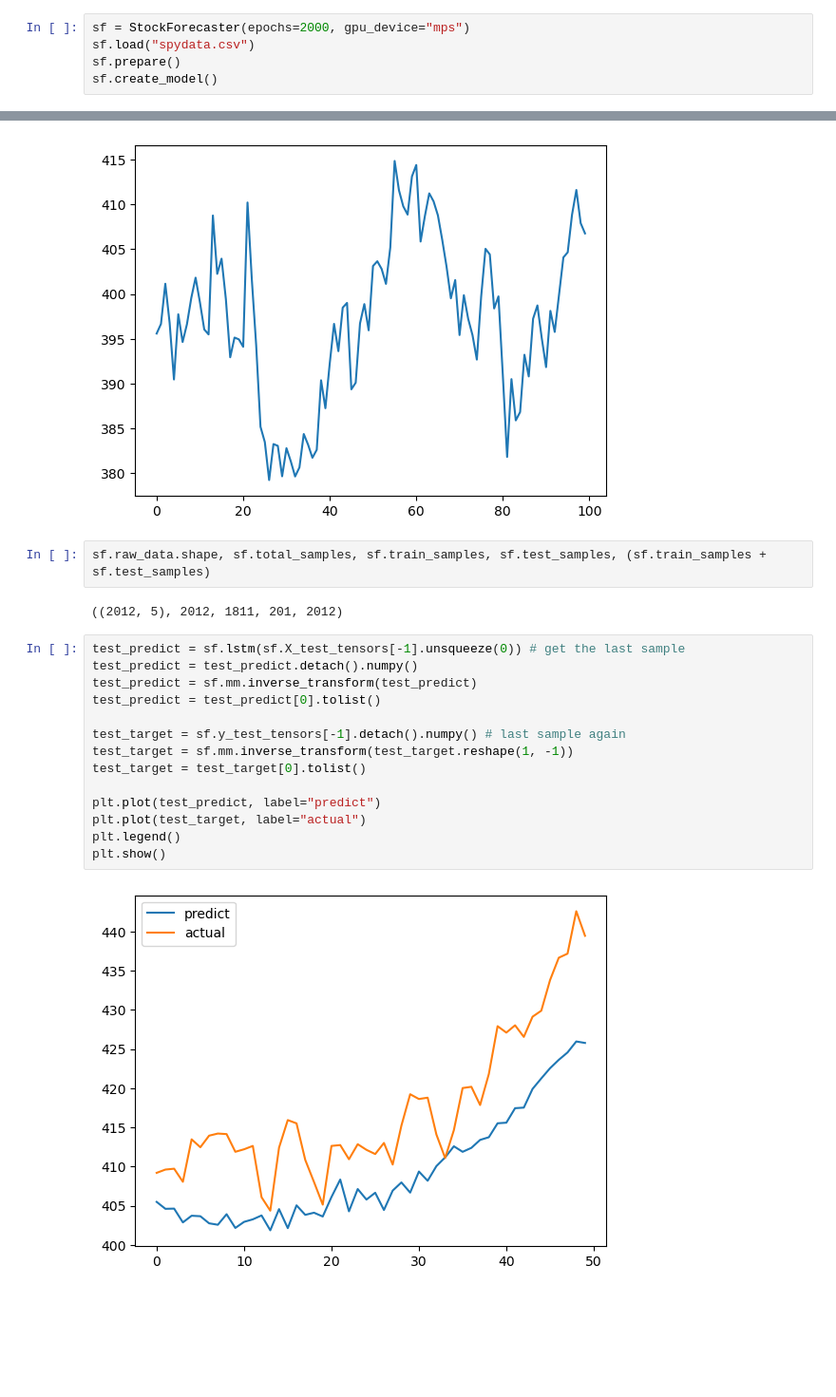
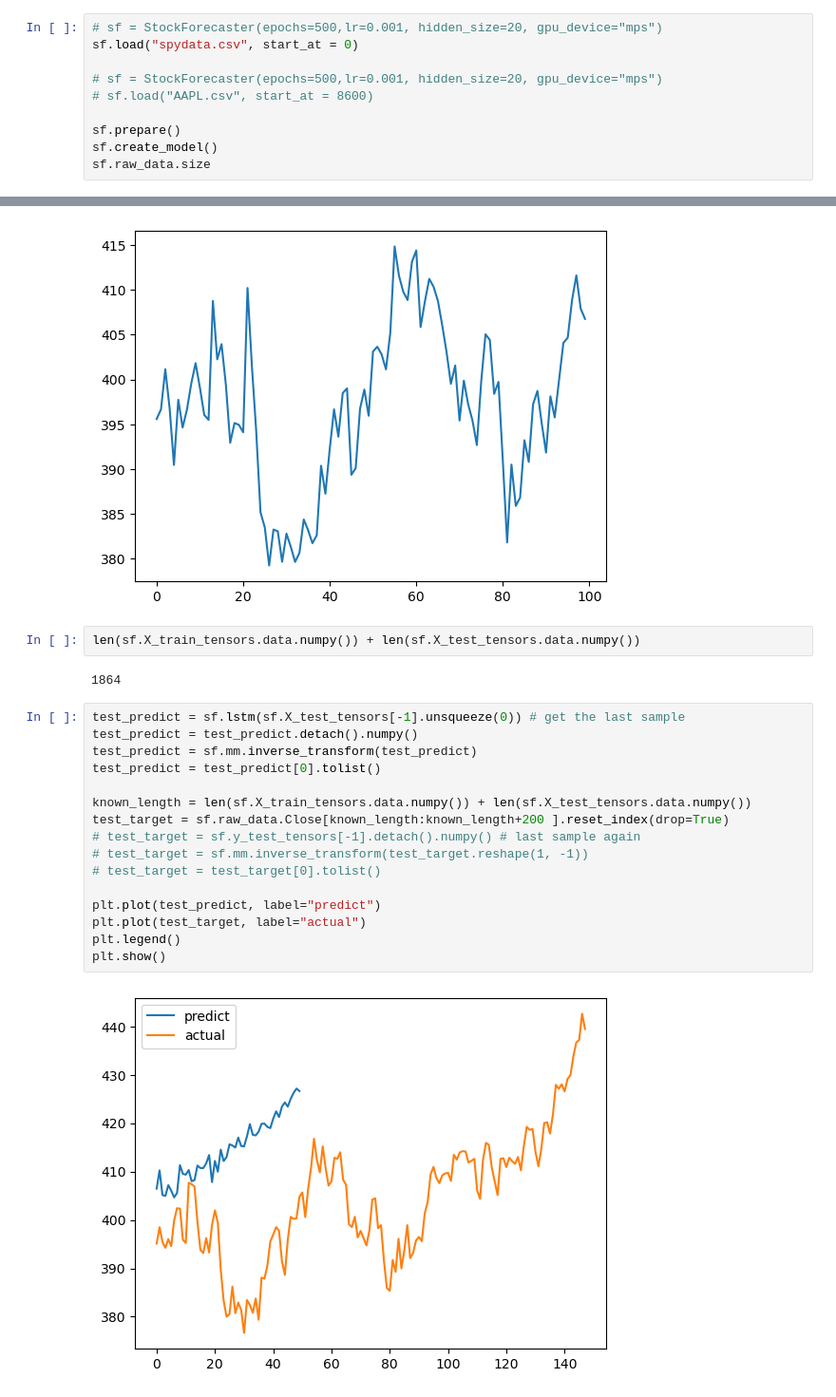
Before and after one commit to meetri/stockai, a Jupyter notebook: StockForecasterTest.ipynb, the cells around one changed output, grey strips where cells are left out. Shown at 95% size. Saved outputs shown, nothing was run; the diff lists cells and outputs as text; blank space fills up the shorter version.

```diff
--- a/StockForecasterTest.ipynb
+++ b/StockForecasterTest.ipynb
@@ -5,7 +5,12 @@ from lib.forecast import StockForecaster
 import matplotlib.pyplot as plt
 import pandas as pd
 # %%
-sf = StockForecaster(epochs=2000, gpu_device="mps")
-sf.load("spydata.csv")
+# sf = StockForecaster(epochs=500,lr=0.001, hidden_size=20, gpu_device="mps")
+sf.load("spydata.csv", start_at = 0)
+
+# sf = StockForecaster(epochs=500,lr=0.001, hidden_size=20, gpu_device="mps")
+# sf.load("AAPL.csv", start_at = 8600)
+
 sf.prepare()
 sf.create_model()
+sf.raw_data.size
@@ -112,22 +114,24 @@ plt.plot(sf.ss.inverse_transform(ds.detach().numpy()[0])[:, 0])
 [<matplotlib.lines.Line2D at 0x...>]
 [figure]
 # %%
-sf.raw_data.shape, sf.total_samples, sf.train_samples, sf.test_samples, (sf.train_samples + sf.test_samples)
+len(sf.X_train_tensors.data.numpy()) + len(sf.X_test_tensors.data.numpy())
 # %% [output]
-((2012, 5), 2012, 1811, 201, 2012)
+1864
 # %%
 test_predict = sf.lstm(sf.X_test_tensors[-1].unsqueeze(0)) # get the last sample
 test_predict = test_predict.detach().numpy()
 test_predict = sf.mm.inverse_transform(test_predict)
 test_predict = test_predict[0].tolist()
 
-test_target = sf.y_test_tensors[-1].detach().numpy() # last sample again
-test_target = sf.mm.inverse_transform(test_target.reshape(1, -1))
-test_target = test_target[0].tolist()
+known_length = len(sf.X_train_tensors.data.numpy()) + len(sf.X_test_tensors.data.numpy())
+test_target = sf.raw_data.Close[known_length:known_length+200 ].reset_index(drop=True)
+# test_target = sf.y_test_tensors[-1].detach().numpy() # last sample again
+# test_target = sf.mm.inverse_transform(test_target.reshape(1, -1))
+# test_target = test_target[0].tolist()
 
 plt.plot(test_predict, label="predict")
 plt.plot(test_target, label="actual")
 plt.legend()
 plt.show()
 # %% [output]
-[figure, old version]
+[figure, new version]
```
Also changed, not shown: parts of 6 cells of this notebook, 2 other files.
